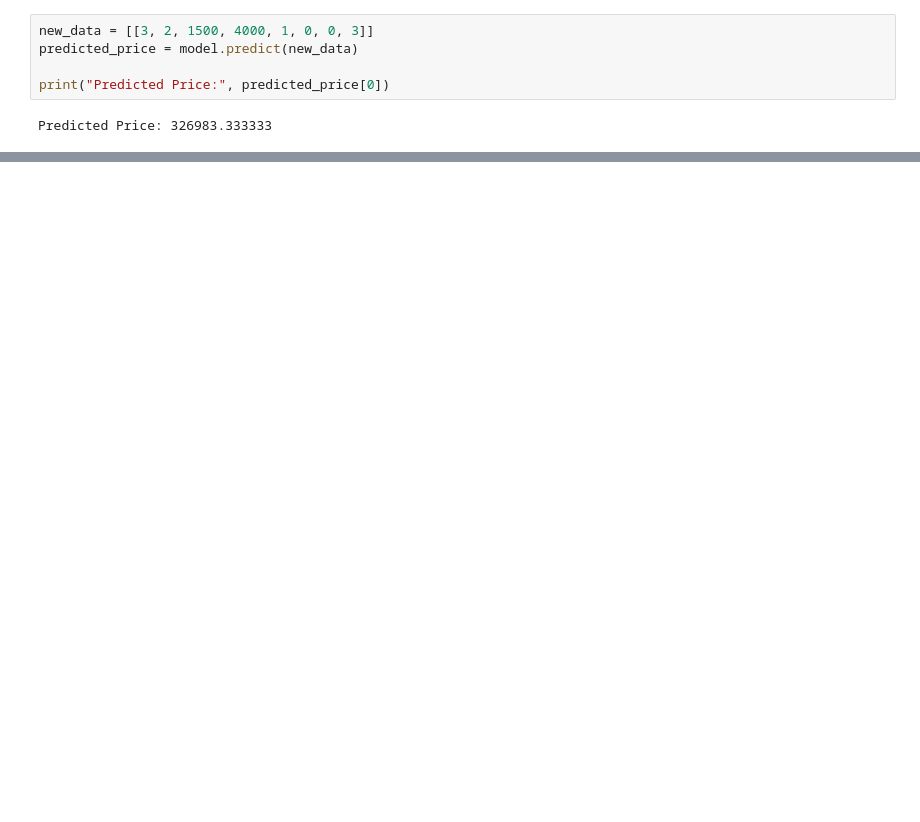
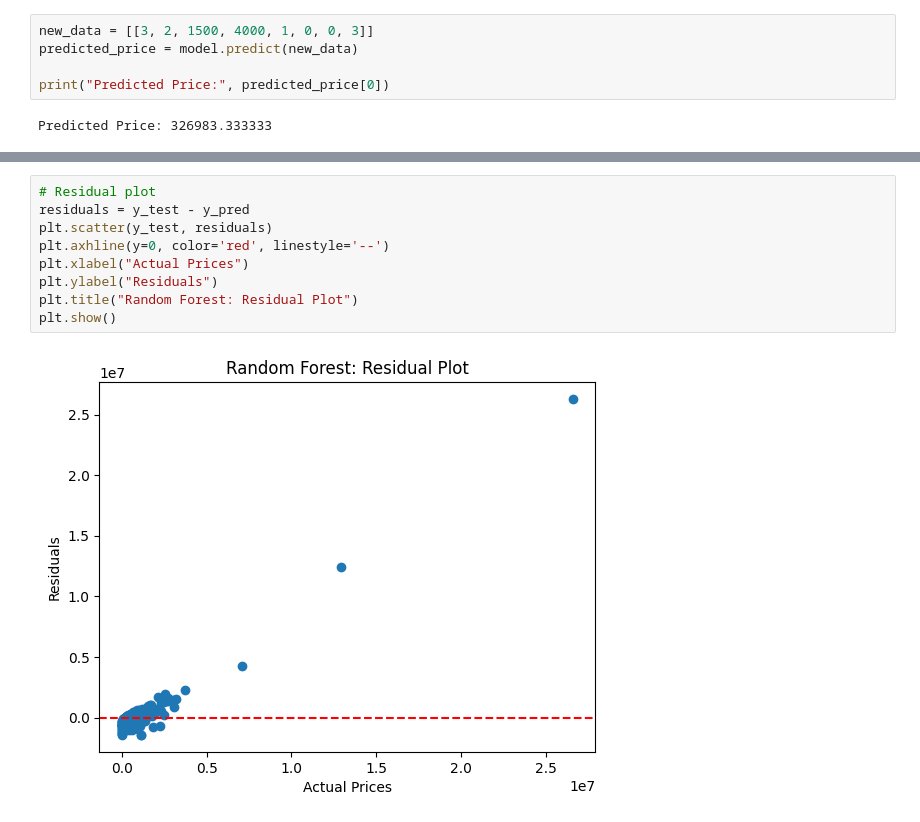
Before and after one commit to YashKhandelwal0705/House-price-prediction, a Jupyter notebook: housepricepredictionipynb.ipynb, the cells around one changed output, grey strips where cells are left out. Cells and saved outputs as stored; diff of their text form; blank space fills up the shorter version.

```diff
--- a/housepricepredictionipynb.ipynb
+++ b/housepricepredictionipynb.ipynb
@@ -187,0 +240,11 @@ Predicted Price: 326983.333333
+# %%
+# Residual plot
+residuals = y_test - y_pred
+plt.scatter(y_test, residuals)
+plt.axhline(y=0, color='red', linestyle='--')
+plt.xlabel("Actual Prices")
+plt.ylabel("Residuals")
+plt.title("Random Forest: Residual Plot")
+plt.show()
+# %% [output]
+[figure, added]
```
Also changed, not shown: parts of 7 cells of this notebook, 1 other file.
